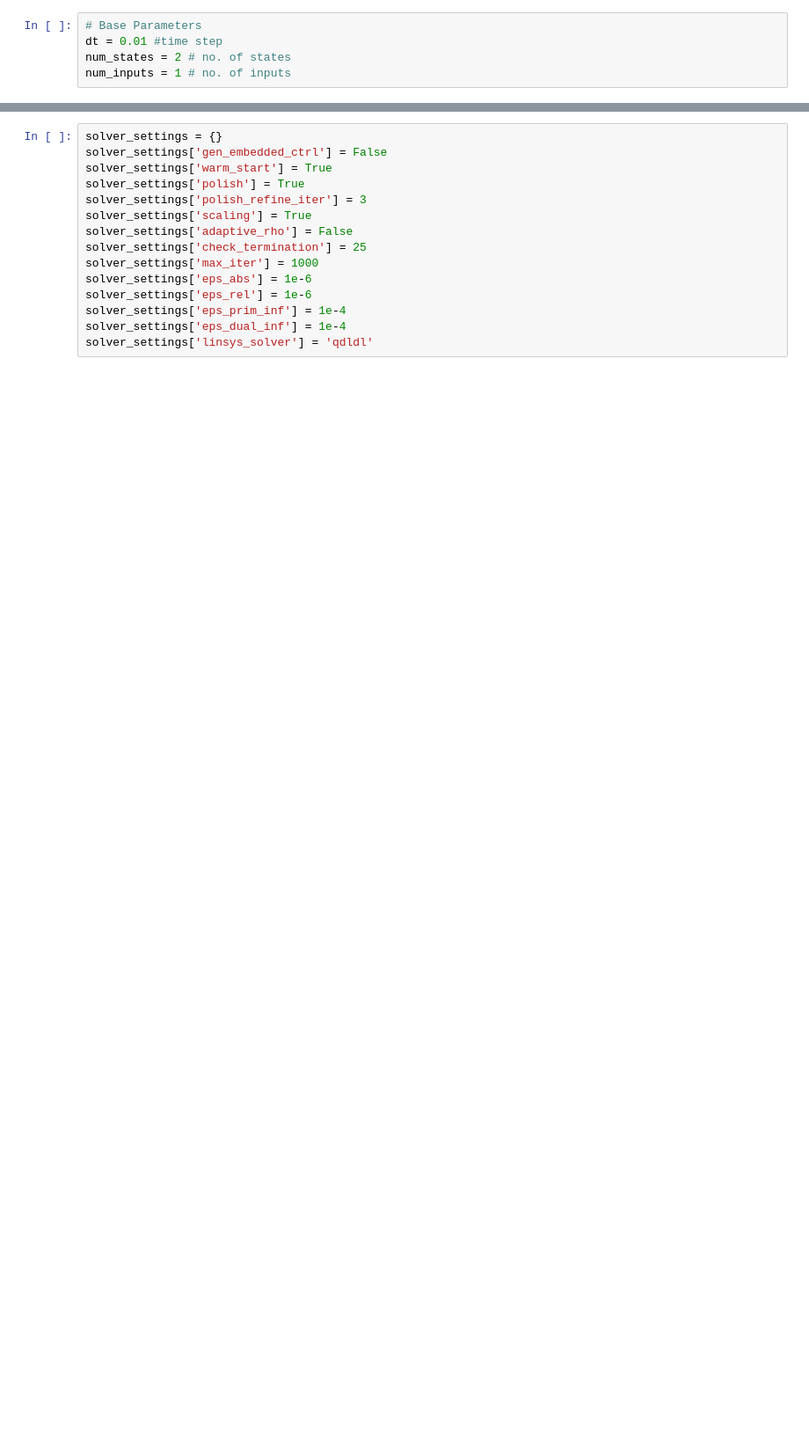
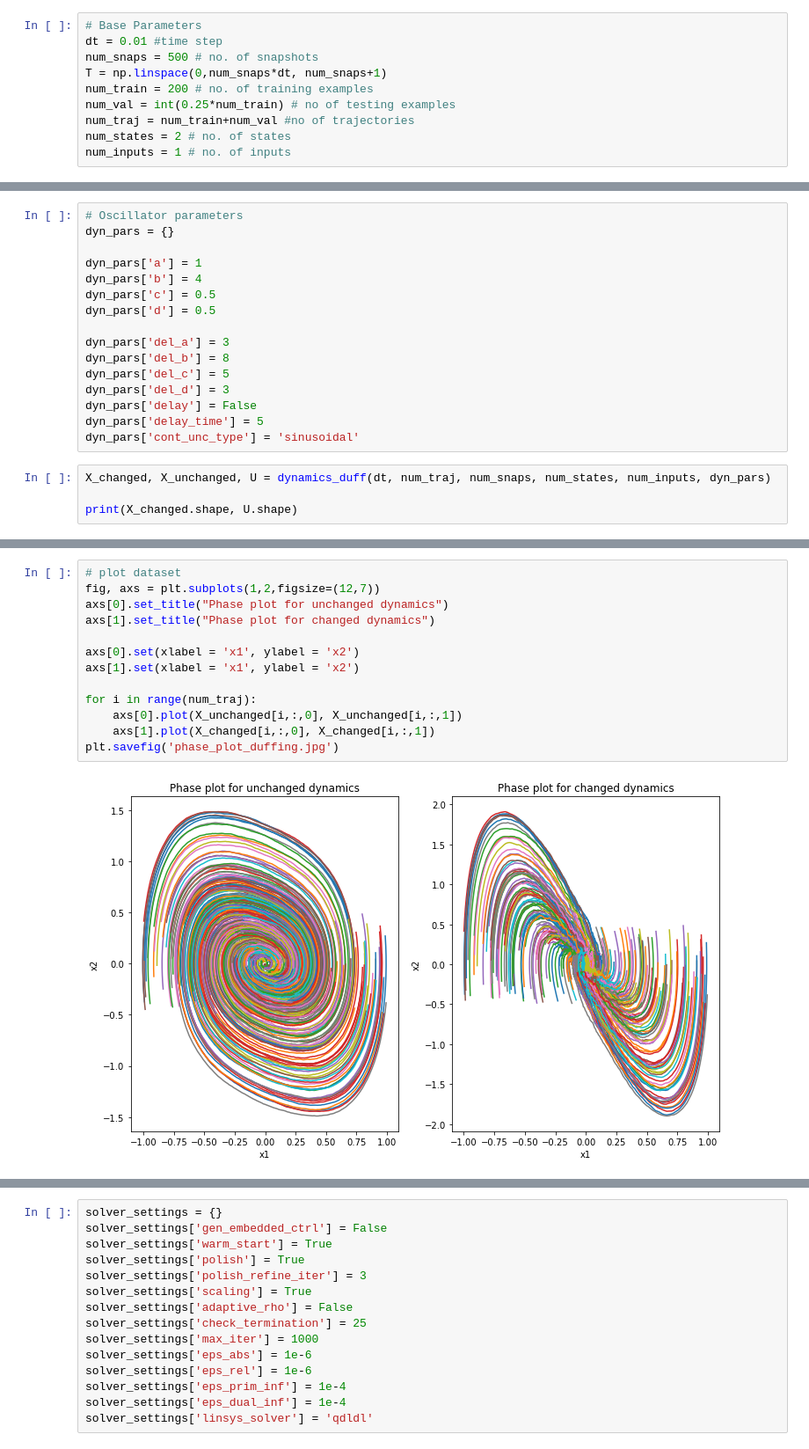
Before and after one commit to Rajpal9/Adaptive-koopman, a Jupyter notebook: nmpc_control.ipynb, the cells around one changed output, grey strips where cells are left out. Shown at 88% size. Cells and saved outputs as stored; diff of their text form; blank space fills up the shorter version.

```diff
--- a/nmpc_control.ipynb
+++ b/nmpc_control.ipynb
@@ -13,5 +15,10 @@ from dynamics.Vanpol import dynamics_vanpol
 # %%
 # Base Parameters
 dt = 0.01 #time step
+num_snaps = 500 # no. of snapshots
+T = np.linspace(0,num_snaps*dt, num_snaps+1)
+num_train = 200 # no. of training examples
+num_val = int(0.25*num_train) # no of testing examples
+num_traj = num_train+num_val #no of trajectories
 num_states = 2 # no. of states
 num_inputs = 1 # no. of inputs
@@ -20,0 +25,20 @@ model_koop_dnn = torch.load(file)
+# %%
+# Oscillator parameters
+dyn_pars = {}
+
+dyn_pars['a'] = 1
+dyn_pars['b'] = 4
+dyn_pars['c'] = 0.5
+dyn_pars['d'] = 0.5
+
+dyn_pars['del_a'] = 3
+dyn_pars['del_b'] = 8
+dyn_pars['del_c'] = 5
+dyn_pars['del_d'] = 3
+dyn_pars['delay'] = False
+dyn_pars['delay_time'] = 5
+dyn_pars['cont_unc_type'] = 'sinusoidal'
+# %%
+X_changed, X_unchanged, U = dynamics_duff(dt, num_traj, num_snaps, num_states, num_inputs, dyn_pars)
+
+print(X_changed.shape, U.shape)
@@ -20,0 +57,15 @@ model_koop_dnn = torch.load(file)
+# %%
+# plot dataset
+fig, axs = plt.subplots(1,2,figsize=(12,7))
+axs[0].set_title("Phase plot for unchanged dynamics")
+axs[1].set_title("Phase plot for changed dynamics")
+
+axs[0].set(xlabel = 'x1', ylabel = 'x2')
+axs[1].set(xlabel = 'x1', ylabel = 'x2')
+
+for i in range(num_traj):
+    axs[0].plot(X_unchanged[i,:,0], X_unchanged[i,:,1])
+    axs[1].plot(X_changed[i,:,0], X_changed[i,:,1])
+plt.savefig('phase_plot_duffing.jpg')
+# %% [output]
+[figure, added]
```
Also changed, not shown: parts of 75 cells of this notebook.
